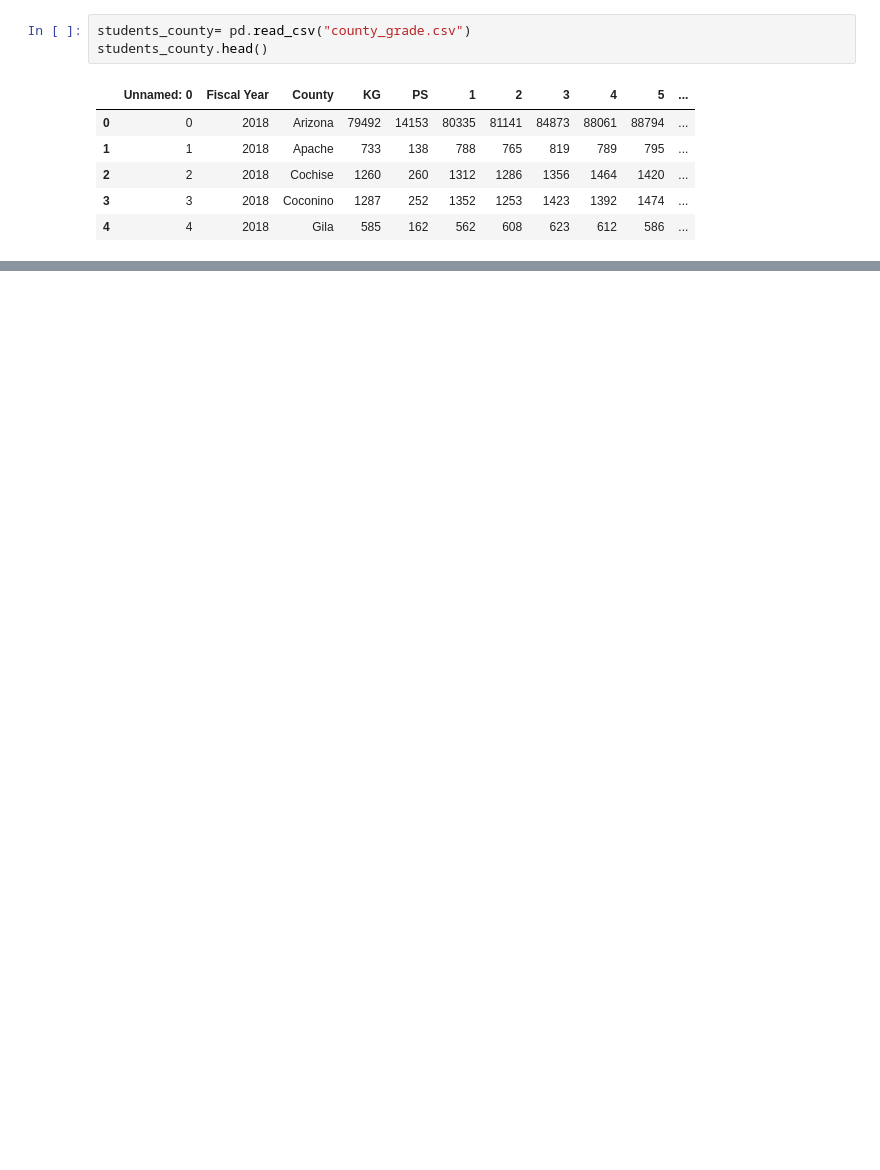
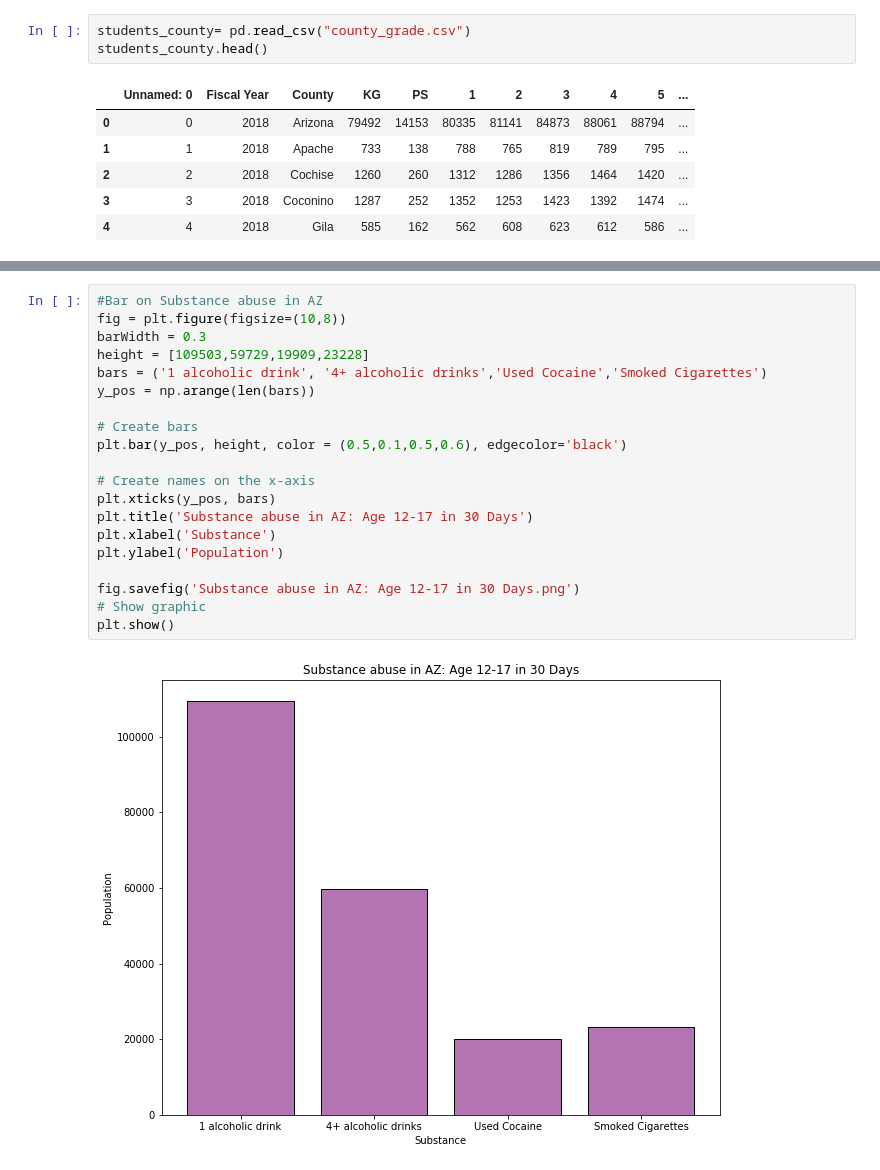
Before and after one commit to sarathus/Team5, a Jupyter notebook: HS_county_2017-2018-Copy1.ipynb, the cells around one changed output, grey strips where cells are left out. Saved outputs shown, nothing was run; the diff lists cells and outputs as text; blank space fills up the shorter version.

```diff
--- a/HS_county_2017-2018-Copy1.ipynb
+++ b/HS_county_2017-2018-Copy1.ipynb
@@ -107,0 +137,22 @@ HS_county_join.head()
+# %%
+#Bar on Substance abuse in AZ
+fig = plt.figure(figsize=(10,8))
+barWidth = 0.3
+height = [109503,59729,19909,23228]
+bars = ('1 alcoholic drink', '4+ alcoholic drinks','Used Cocaine','Smoked Cigarettes')
+y_pos = np.arange(len(bars))
+
+# Create bars
+plt.bar(y_pos, height, color = (0.5,0.1,0.5,0.6), edgecolor='black')
+
+# Create names on the x-axis
+plt.xticks(y_pos, bars)
+plt.title('Substance abuse in AZ: Age 12-17 in 30 Days')
+plt.xlabel('Substance')
+plt.ylabel('Population')
+
+fig.savefig('Substance abuse in AZ: Age 12-17 in 30 Days.png')
+# Show graphic
+plt.show()
+# %% [output]
+[figure, added]
```
Also changed, not shown: parts of 11 cells of this notebook.
